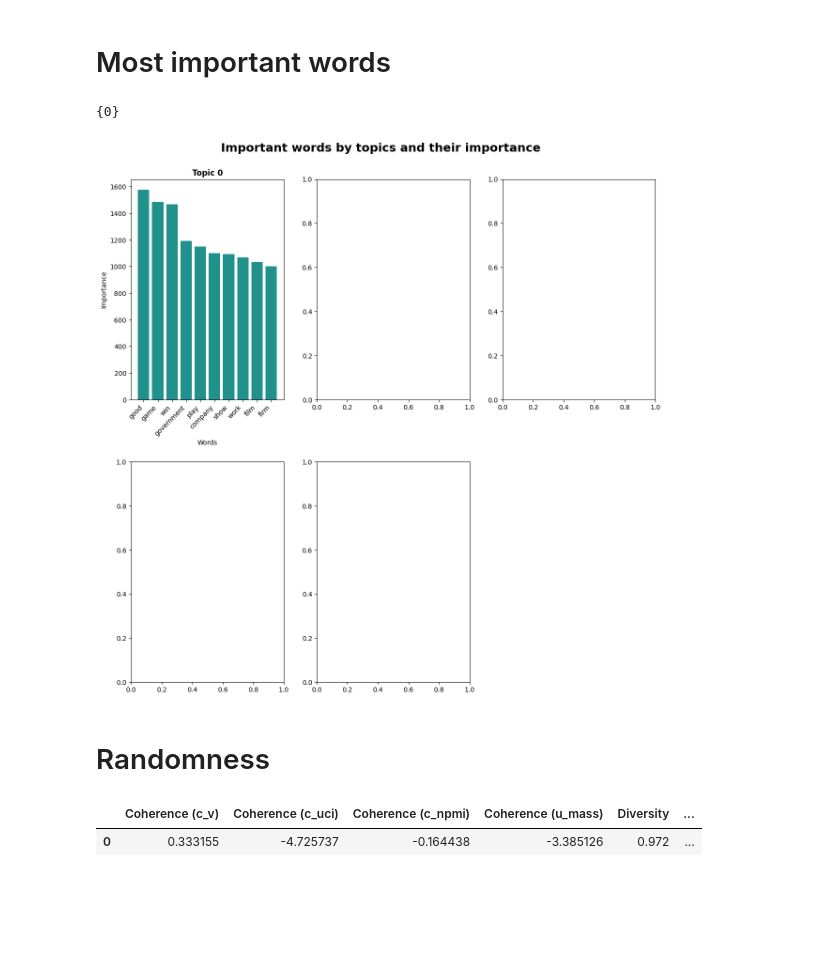
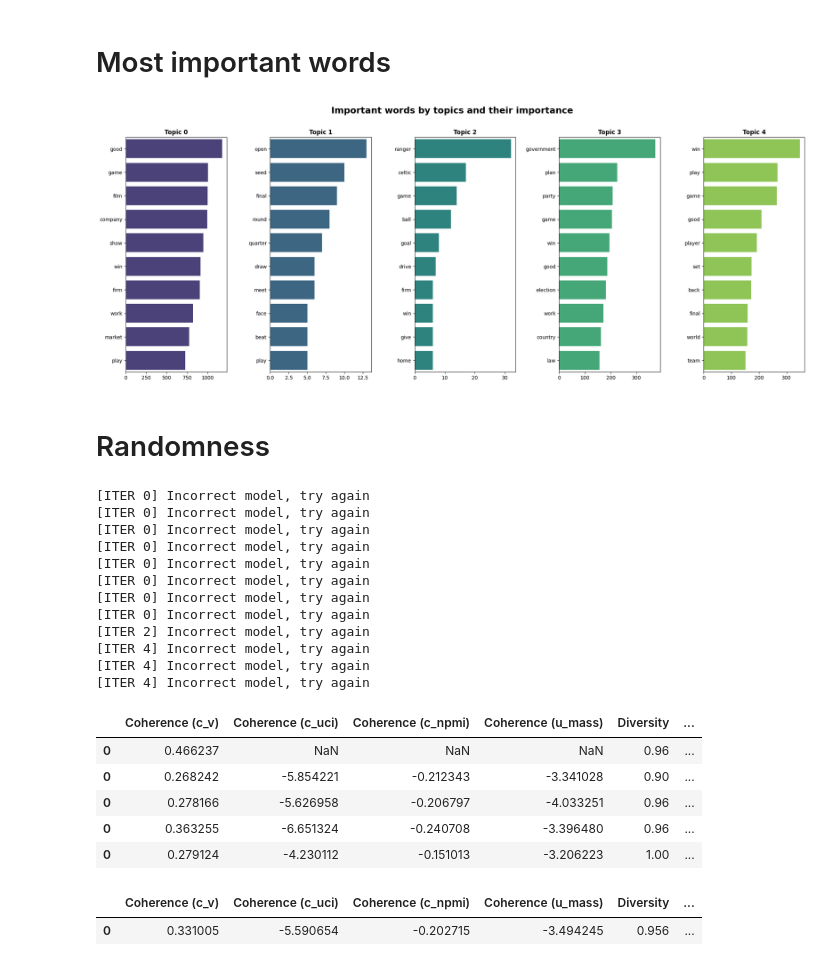
Before and after one commit to yoest/Topic-Modeling-Analysis, a Jupyter notebook: topic_modeling/vontss/test_01.ipynb, the cells around one changed output. Saved outputs shown, nothing was run; the diff lists cells and outputs as text; code cells hidden in the pictures; blank space fills up the shorter version.

```diff
--- a/topic_modeling/vontss/test_01.ipynb
+++ b/topic_modeling/vontss/test_01.ipynb
@@ -26,9 +26,16 @@ defined_keywords = [keywords.split(' ') for keywords in labels_df['class_keyword
 # First test
 # %%
 num_topic = len(set(labels))
+correct_model = False
 
-topic_model = TopicModel(numb_embeddings=num_topic)
-y_pred, y_pred_probas = topic_model.fit_transform(documents, index=defined_keywords)
+while not correct_model:
+    topic_model = TopicModel(numb_embeddings=num_topic)
+    y_pred, y_pred_probas = topic_model.fit_transform(documents, index=defined_keywords)
+
+    if len(set(list(y_pred_probas.argmax(axis=1)))) == num_topic:
+        correct_model = True
+    else:
+        print('Incorrect model, try again')
 # %%
 model_output = {}
 model_output['topics'] = [i[:topic_model.top_n_words] for i in topic_model.topics]
@@ -103,39 +92,24 @@ IndexError: list index out of range
 # Most important words
 # %%
 no_top_words = 10
-x, y = 0, 0
 colors = sns.color_palette('viridis', n_colors=len(set(results_df['y_pred'].tolist())))
 
 # Plotting the important words by topics and their importance
-fig, axes = plt.subplots(2, 3, figsize=(12, 12))
+fig, ax = plt.subplots(1, len(set(results_df['y_pred'].tolist())), figsize=(20, 8))
 fig.suptitle('Important words by topics and their importance', fontsize=18, fontweight='bold')
 
-for topic_idx, topic in enumerate(set(results_df['y_pred'].tolist())):
-    main_words = sorted(words_by_extracted_topics[topic].items(), key=lambda x: x[1], reverse=True)[:no_top_words]
+for i, topic in enumerate(set(results_df['y_pred'].tolist())):
+    sorted_words = sorted(words_by_extracted_topics[topic].items(), key=lambda x: x[1], reverse=True)[:no_top_words]
+    features = [word[0] for word in sorted_words]
+    features_values = [word[1] for word in sorted_words]
 
-    features = [x[0] for x in main_words]
-    features_values = [x[1] for x in main_words]
+    ax[i].set_title(f'Topic {i}', fontsize=12, fontweight='bold')
+    sns.barplot(x=features_values, y=features, ax=ax[i], color=colors[i], orient='h')
 
-    ax = axes[x, y]
-    ax.set_title(f'Topic {topic_idx}', fontsize=12, fontweight='bold')
-    ax.bar(features, features_values, color=colors[topic_idx])
-    ax.set_xlabel('Words')
-    ax.set_ylabel('Importance')
-    ax.xaxis.set_ticks(features)
-    ax.set_xticklabels(features, rotation=45, ha='right')
-
-    if y == 2:
-        y = 0
-        x += 1
-    else:
-        y += 1
-
-fig.delaxes(axes[1, 2])
-fig.tight_layout(pad=2.0, rect=[-0.02, -0.02, 1.02, 1])
+fig.tight_layout(pad=2.0, rect=[-0.01, -0.02, 1.01, 1])
 fig.savefig('../../figures/vontss/important_words_by_topics.png')
 # %% [output]
-{0}
-[figure, old version]
+[figure, new version]
 # %% [markdown]
 # Randomness
 # %%
@@ -143,8 +117,15 @@ n_iter = 5
 metrics_df = pd.DataFrame()
 
 for iter in range(n_iter):
-    topic_model = TopicModel(numb_embeddings=num_topic)
-    y_pred, y_pred_probas = topic_model.fit_transform(documents, index=defined_keywords)
+    correct_model = False
+    while not correct_model:
+        topic_model = TopicModel(numb_embeddings=num_topic)
+        y_pred, y_pred_probas = topic_model.fit_transform(documents, index=defined_keywords)
+
+        if len(set(list(y_pred_probas.argmax(axis=1)))) == num_topic:
+            correct_model = True
+        else:
+            print(f'[ITER {iter}] Incorrect model, try again')
 
     model_output = {}
     model_output['topics'] = [i[:topic_model.top_n_words] for i in topic_model.topics]
@@ -175,8 +156,28 @@ for iter in range(n_iter):
 
     metrics_df = pd.concat([metrics_df, metrics_df_iter])
 
-metrics_df = metrics_df.mean().to_frame().T
 metrics_df
 # %% [output]
+[ITER 0] Incorrect model, try again
+[ITER 0] Incorrect model, try again
+[ITER 0] Incorrect model, try again
+[ITER 0] Incorrect model, try again
+[ITER 0] Incorrect model, try again
+[ITER 0] Incorrect model, try again
+[ITER 0] Incorrect model, try again
+[ITER 0] Incorrect model, try again
+[ITER 2] Incorrect model, try again
+[ITER 4] Incorrect model, try again
+[ITER 4] Incorrect model, try again
+[ITER 4] Incorrect model, try again
 |  | Coherence (c_v) | Coherence (c_uci) | Coherence (c_npmi) | Coherence (u_mass) | Diversity | ... |
-| 0 | 0.333155 | -4.725737 | -0.164438 | -3.385126 | 0.972 | ... |
+| 0 | 0.466237 | NaN | NaN | NaN | 0.96 | ... |
+| 0 | 0.268242 | -5.854221 | -0.212343 | -3.341028 | 0.90 | ... |
+| 0 | 0.278166 | -5.626958 | -0.206797 | -4.033251 | 0.96 | ... |
+| 0 | 0.363255 | -6.651324 | -0.240708 | -3.396480 | 0.96 | ... |
+| 0 | 0.279124 | -4.230112 | -0.151013 | -3.206223 | 1.00 | ... |
+# %%
+metrics_df.mean().to_frame().T
+# %% [output]
+|  | Coherence (c_v) | Coherence (c_uci) | Coherence (c_npmi) | Coherence (u_mass) | Diversity | ... |
+| 0 | 0.331005 | -5.590654 | -0.202715 | -3.494245 | 0.956 | ... |
```
Also changed, not shown: parts of 5 cells of this notebook, 10 other files.
